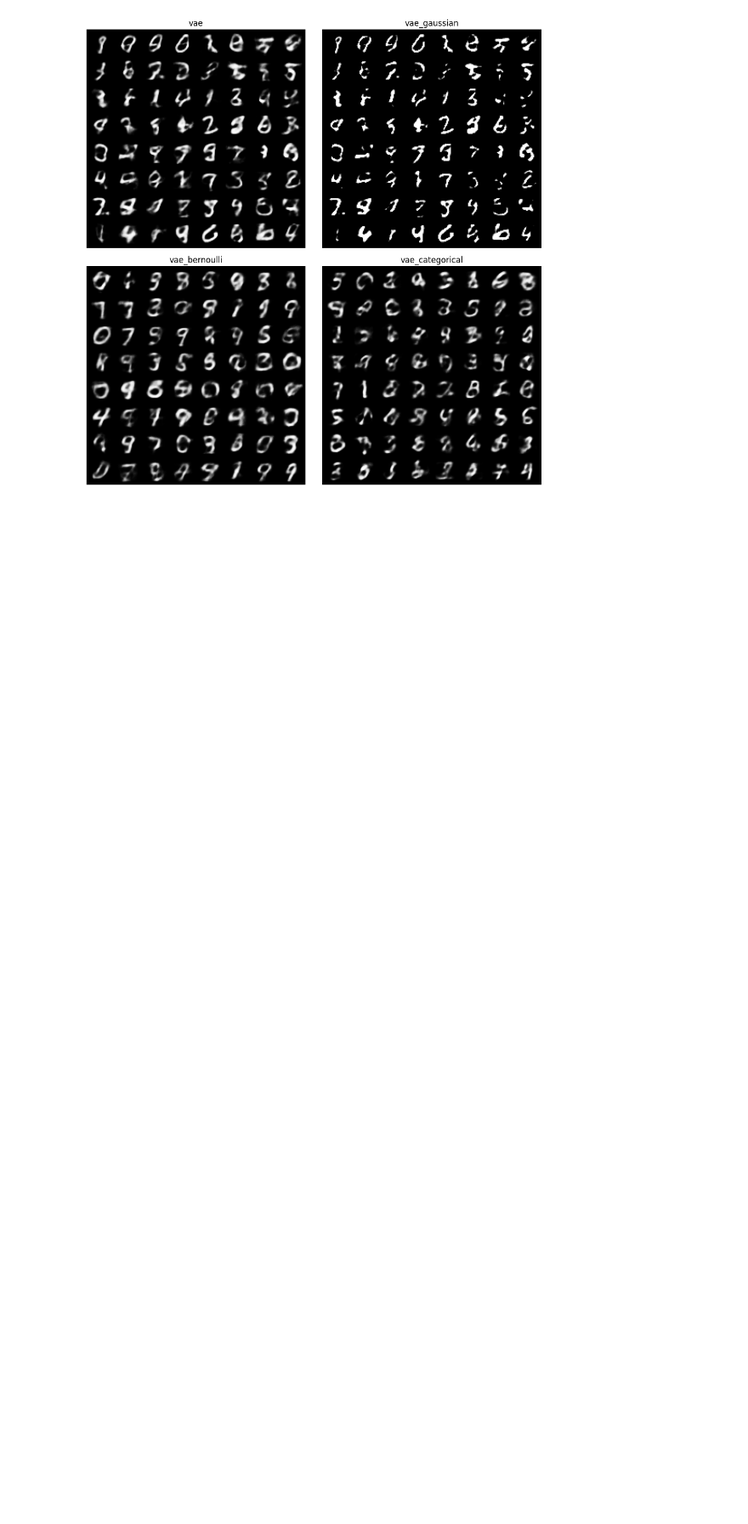
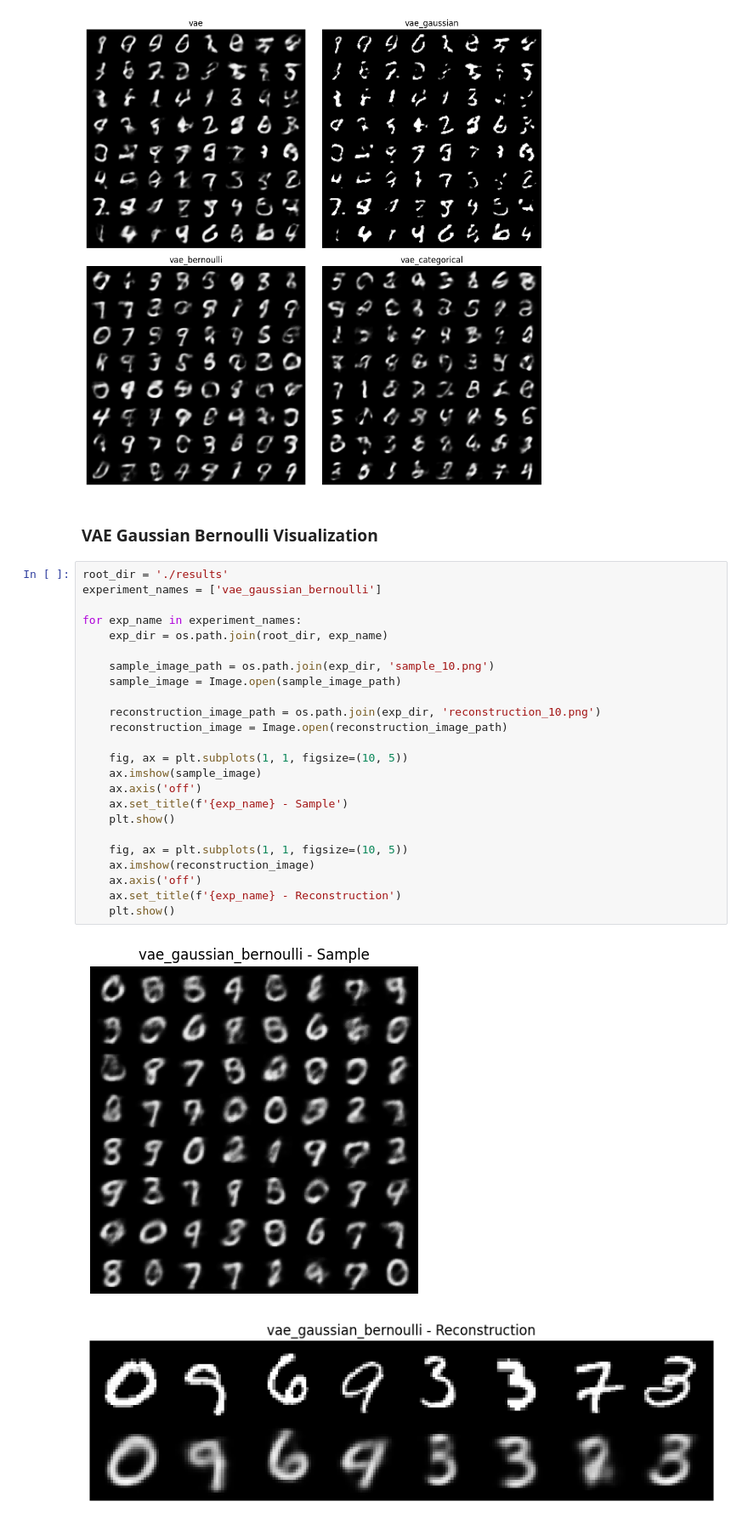
Before and after one commit to intsystems/relaxit, a Jupyter notebook: demo/visualization.ipynb, the cells around one changed output. Shown at 85% size. Drawn from its saved outputs; the diff is of its cells as text; blank space fills up the shorter version.

Commit message:
add vae gaussian bernoulli results

```diff
--- a/demo/visualization.ipynb
+++ b/demo/visualization.ipynb
@@ -61,3 +61,32 @@ for idx, exp_name in enumerate(experiment_names):
 plt.tight_layout()
 # %% [output]
 [figure]
+# %% [markdown]
+### VAE Gaussian Bernoulli Visualization
+# %%
+root_dir = './results'
+experiment_names = ['vae_gaussian_bernoulli']
+
+for exp_name in experiment_names:
+    exp_dir = os.path.join(root_dir, exp_name)
+
+    sample_image_path = os.path.join(exp_dir, 'sample_10.png')
+    sample_image = Image.open(sample_image_path)
+
+    reconstruction_image_path = os.path.join(exp_dir, 'reconstruction_10.png')
+    reconstruction_image = Image.open(reconstruction_image_path)
+
+    fig, ax = plt.subplots(1, 1, figsize=(10, 5))
+    ax.imshow(sample_image)
+    ax.axis('off')
+    ax.set_title(f'{exp_name} - Sample')
+    plt.show()
+
+    fig, ax = plt.subplots(1, 1, figsize=(10, 5))
+    ax.imshow(reconstruction_image)
+    ax.axis('off')
+    ax.set_title(f'{exp_name} - Reconstruction')
+    plt.show()
+# %% [output]
+[figure, added]
+[figure, added]
```
Also changed, not shown: 2 other files.
